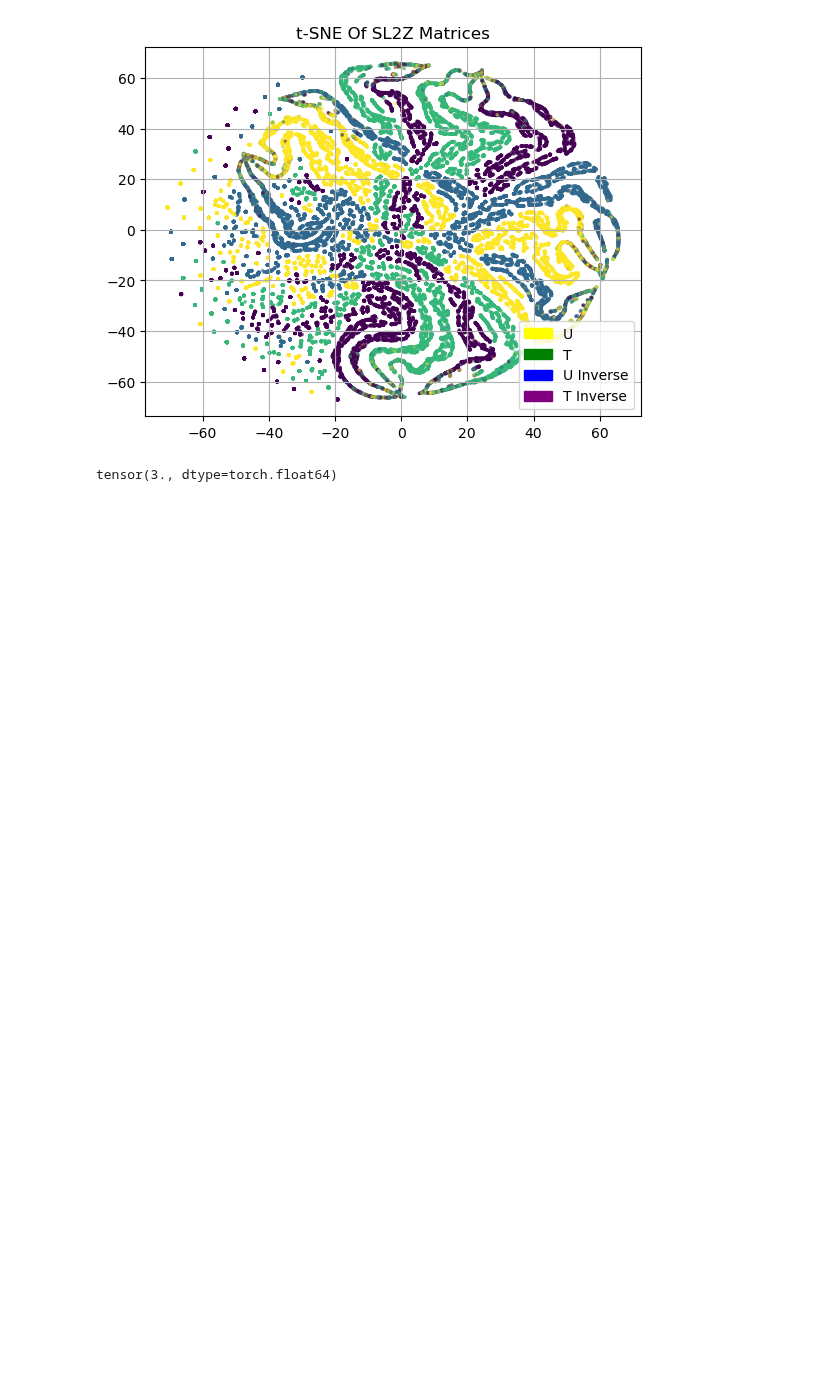
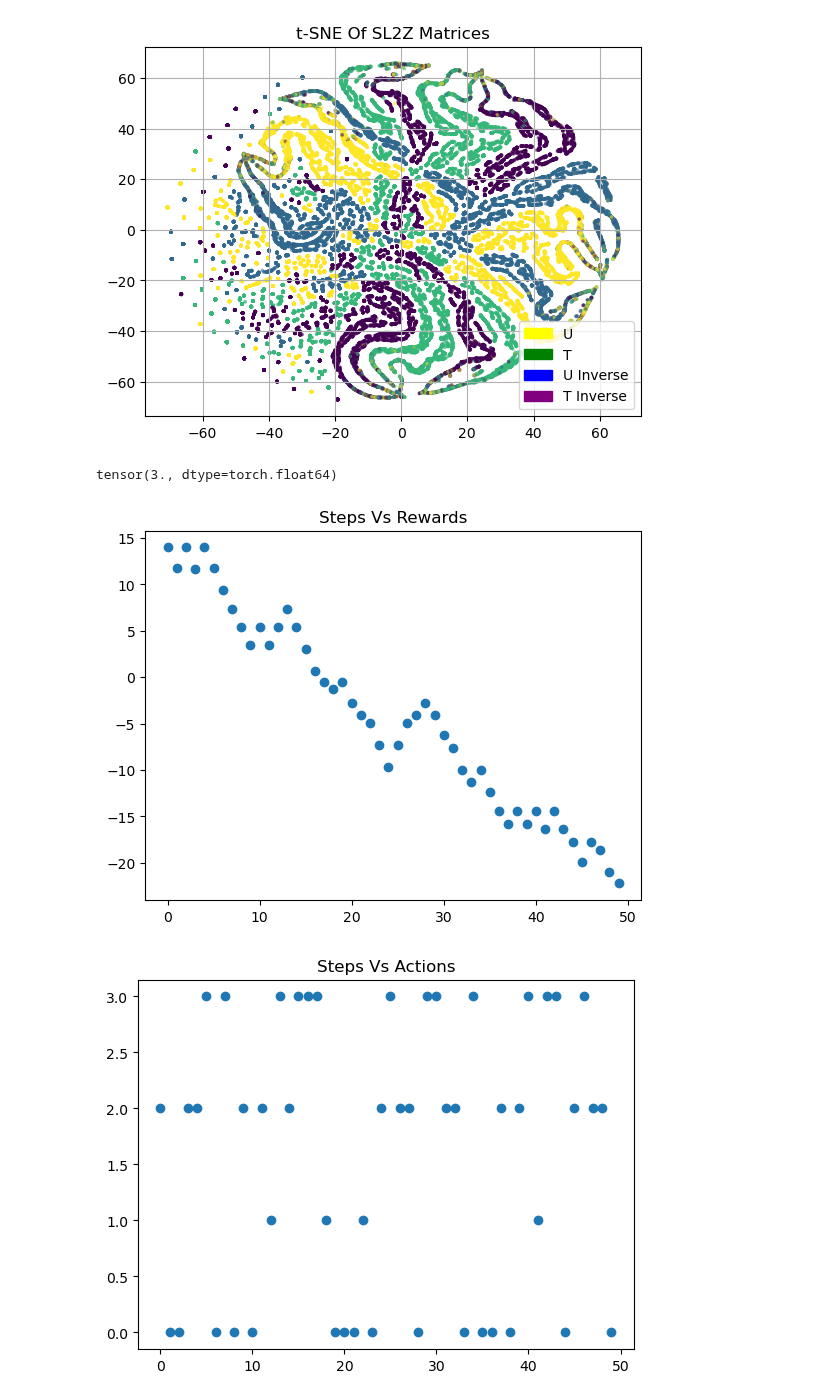
Before and after one commit to MXM-MachineLearning/MXM_AI_Ellenberg, a Jupyter notebook: SL2_Z/Q_learning/deep_Q_learning.ipynb, the cells around one changed output. Saved outputs shown, nothing was run; the diff lists cells and outputs as text; code cells hidden in the pictures; blank space fills up the shorter version.

```diff
--- a/SL2_Z/Q_learning/deep_Q_learning.ipynb
+++ b/SL2_Z/Q_learning/deep_Q_learning.ipynb
@@ -269,3 +298,34 @@ generators = [U, T, U_INV, T_INV]
 
 # matrices_train.reshape(matrices_train.shape[0], 4)
 agent_trainer = DeepQAgentTrainer(dqa, generators, matrices_train, 100)
+# %%
+debug_agent = DeepQAgent(learning_rate=0.99, epsilon=1, epsilon_decay=0.999, min_epsilon=.3, discount_factor=.99, batch_size=1, memory_capacity=10_000)
+debug_trainer = DeepQAgentTrainer(dqa, generators, matrices_train, 100)
+# %%
+word = torch.matmul(U, T).matmul(T)
+walk, rewards, acts = debug_trainer.play_dbg(word, 50)
+# %%
+plt.scatter(torch.arange(0, len(rewards)), rewards)
+plt.title('Steps Vs Rewards')
+plt.show()
+
+plt.scatter(torch.arange(0, len(acts)), acts)
+plt.title('Steps Vs Actions')
+plt.show()
+
+xs = []
+ys = []
+b = torch.tensor([[1], [1]], dtype=torch.float64)
+for w in walk:
+    l = torch.matmul(w, b)
+    xs.append(l[0, 0].item())
+    ys.append(l[1, 0].item())
+
+plt.scatter(xs, ys, c=torch.arange(0, len(xs)))
+plt.title('Vectors (Color represents step)')
+plt.show()
+
+#[U, T, U_INV, T_INV]
+# %% [output]
+[figure, added]
+[figure, added]
```
Also changed, not shown: parts of 8 cells of this notebook.
